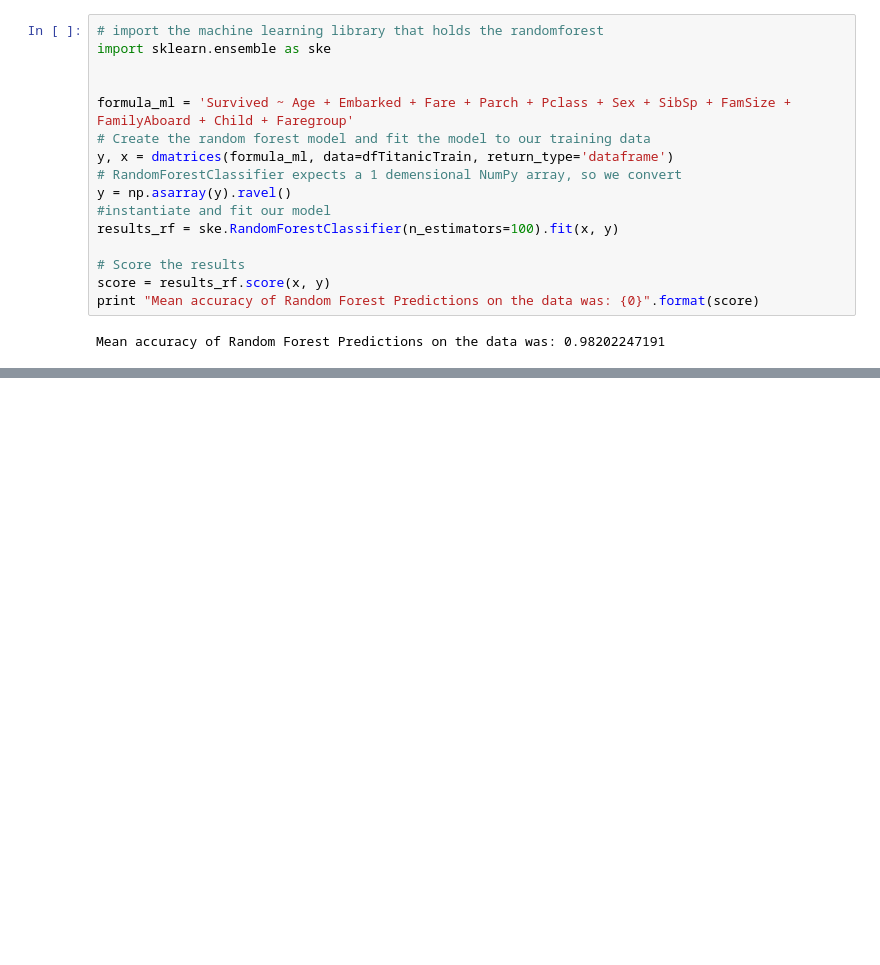
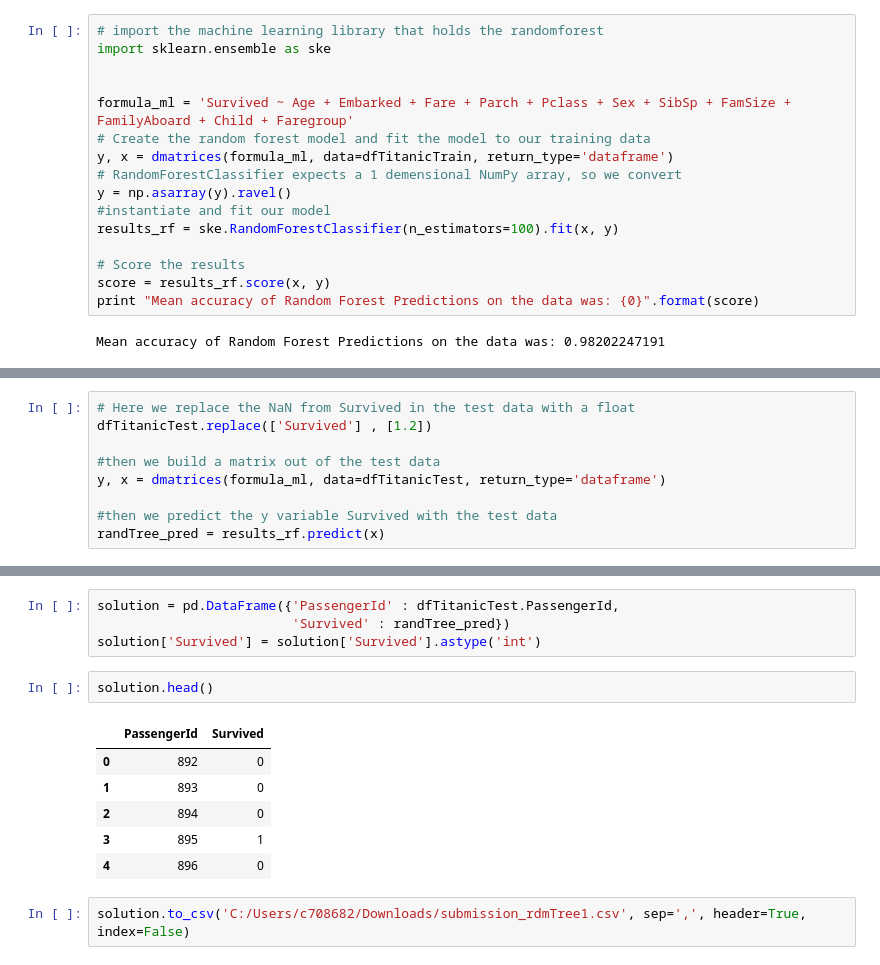
Before and after one commit to lukasganz/Titanic, a Jupyter notebook: Titanic.ipynb, the cells around one changed output, grey strips where cells are left out. Drawn from its saved outputs; the diff is of its cells as text; blank space fills up the shorter version.

Commit message:
random forest predictions added

```diff
--- a/Titanic.ipynb
+++ b/Titanic.ipynb
@@ -456,0 +446,9 @@ X_Test = dfTitanicTest.drop(['Survived', 'Name', 'Cabin', 'PassengerId', 'Title'
+# %%
+# Here we replace the NaN from Survived in the test data with a float
+dfTitanicTest.replace(['Survived'] , [1.2])
+
+#then we build a matrix out of the test data
+y, x = dmatrices(formula_ml, data=dfTitanicTest, return_type='dataframe')
+
+#then we predict the y variable Survived with the test data
+randTree_pred = results_rf.predict(x)
@@ -456,0 +478,15 @@ X_Test = dfTitanicTest.drop(['Survived', 'Name', 'Cabin', 'PassengerId', 'Title'
+# %%
+solution = pd.DataFrame({'PassengerId' : dfTitanicTest.PassengerId,
+                         'Survived' : randTree_pred})
+solution['Survived'] = solution['Survived'].astype('int')
+# %%
+solution.head()
+# %% [output]
+|  | PassengerId | Survived |
+| 0 | 892 | 0 |
+| 1 | 893 | 0 |
+| 2 | 894 | 0 |
+| 3 | 895 | 1 |
+| 4 | 896 | 0 |
+# %%
+solution.to_csv('C:/Users/c708682/Downloads/submission_rdmTree1.csv', sep=',', header=True, index=False)
```
Also changed, not shown: parts of 3 cells of this notebook.
